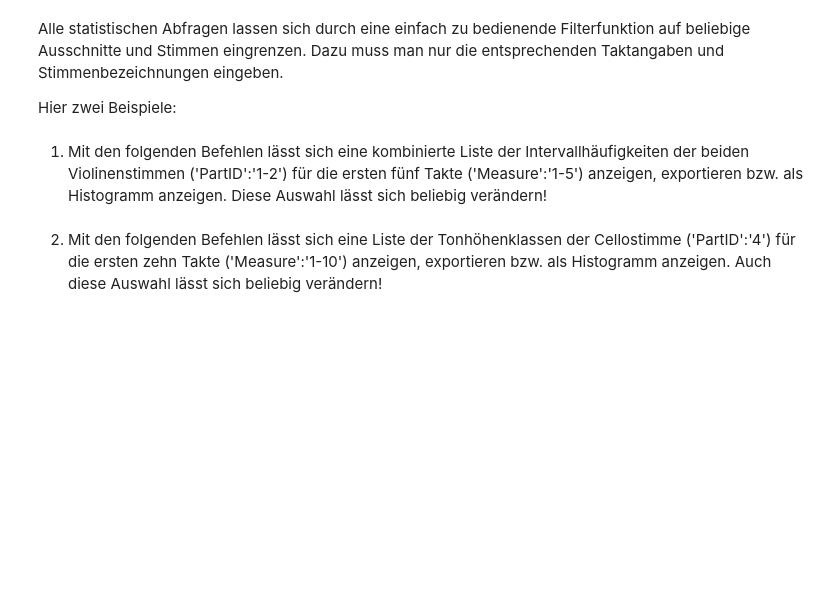
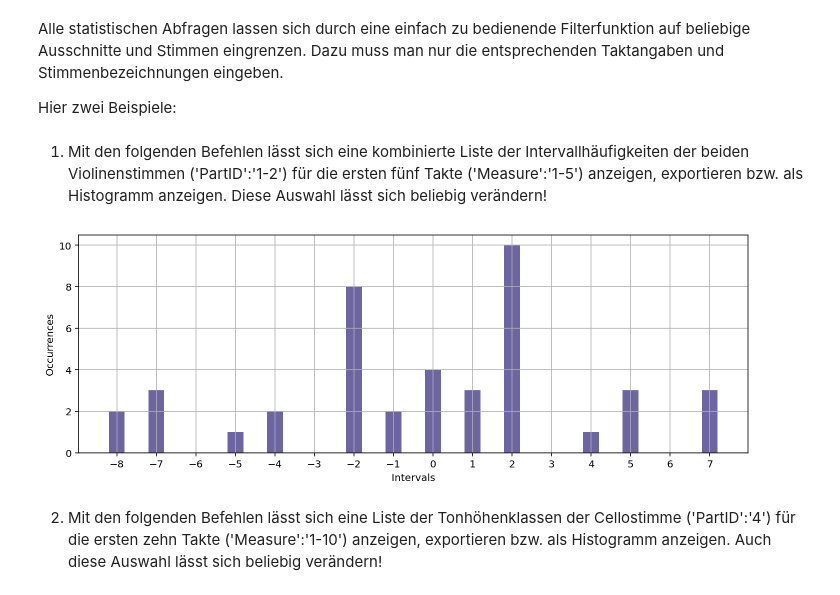
Before and after one commit to Christon-Ragavan/CAMAT, a Jupyter notebook: music_xml_parser/ipynb/01_11_CAMAT_Basics_Part2_Statistics.ipynb, the cells around one changed output. Cells and saved outputs as stored; diff of their text form; code cells hidden in the pictures; blank space fills up the shorter version.

```diff
--- a/music_xml_parser/ipynb/01_11_CAMAT_Basics_Part2_Statistics.ipynb
+++ b/music_xml_parser/ipynb/01_11_CAMAT_Basics_Part2_Statistics.ipynb
@@ -603,18 +749,21 @@ Diese Auswahl lässt sich beliebig verändern!
 # %%
 filter_dict_interval ={'PartID':'1-2', 'Measure':'1-5'}
 interval_hist_example = mp.analyse.interval(m_df,
                                     do_plot=True,
-                                    filter_dict = filter_dict_interval)
+                                    filter_dict =
+                                            filter_dict_interval)
 
 mp.utils.export_as_csv(data=interval_hist_example,
                        columns=['Intervall', 'Häufigkeit'],
                        save_file_name ='interval.csv',
                        do_save=False,
                        do_print=False,
                        do_return_pd=False,
                        sep=';',
                        index=False,
                        header=True)
+# %% [output]
+[figure, added]
 # %% [markdown]
 2. Mit den folgenden Befehlen lässt sich eine Liste der Tonhöhenklassen der Cellostimme ('PartID':'4') für die ersten zehn Takte ('Measure':'1-10') anzeigen, exportieren bzw. als Histogramm anzeigen.
 Auch diese Auswahl lässt sich beliebig verändern!
```
Also changed, not shown: parts of 25 cells of this notebook, 4 other files.
